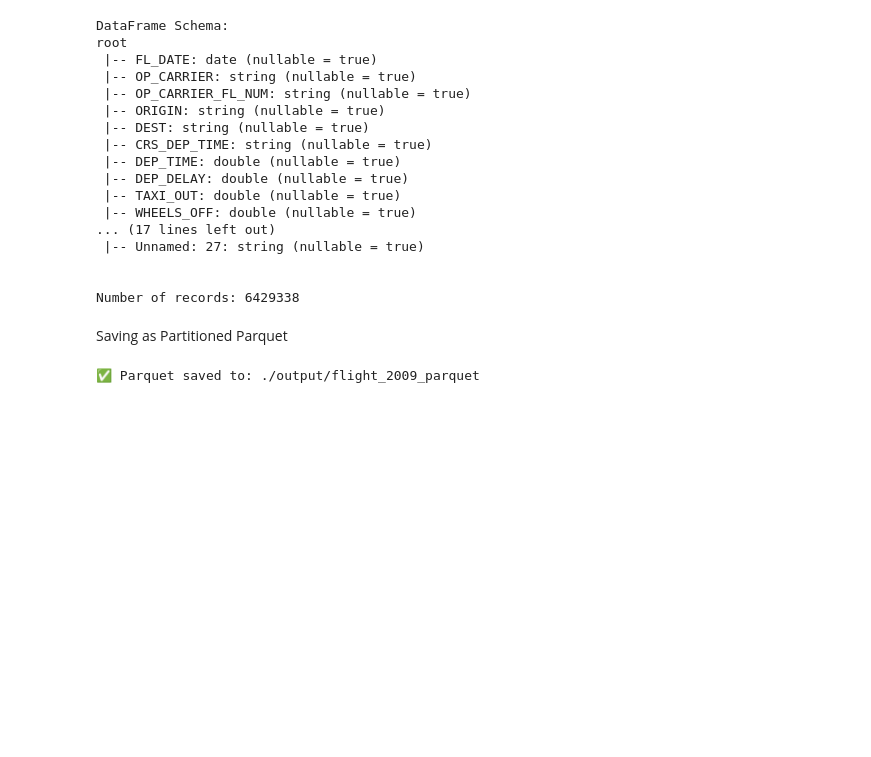
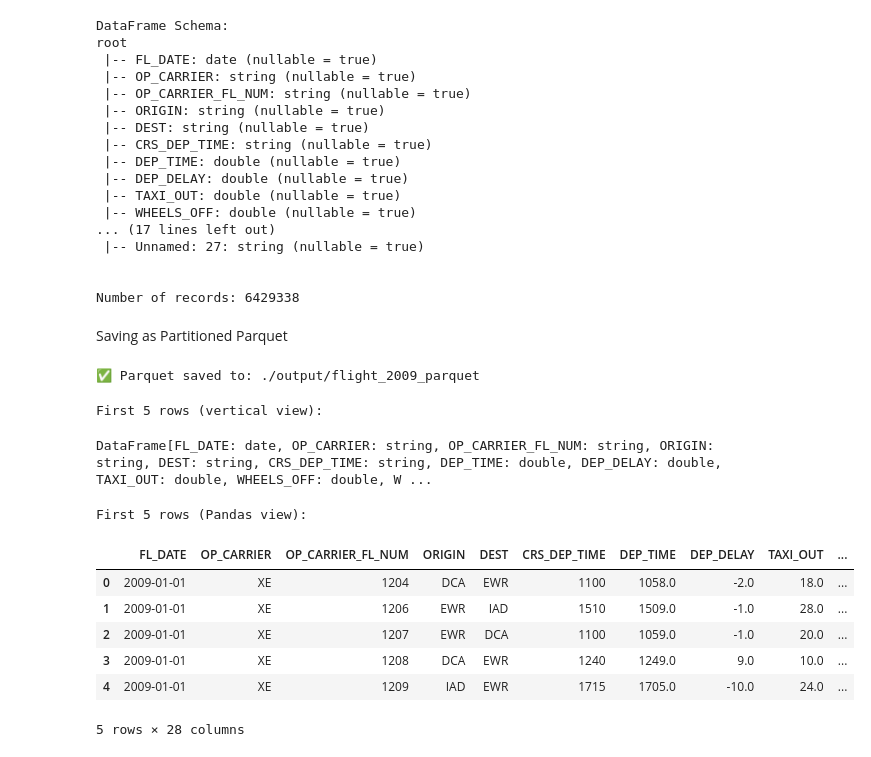
Before and after one commit to shailaja-mahara/bgm-project4, a Jupyter notebook: notebooks/project4.ipynb, the cells around one changed output. Drawn from its saved outputs; the diff is of its cells as text; code cells hidden in the pictures; blank space fills up the shorter version.

```diff
--- a/notebooks/project4.ipynb
+++ b/notebooks/project4.ipynb
@@ -172,3 +172,25 @@ df.write.mode("overwrite").parquet(output_path)
 print(f"✅ Parquet saved to: {output_path}")
 # %% [output]
 ✅ Parquet saved to: ./output/flight_2009_parquet
+# %%
+# Display the first few rows (using display for better notebook integration if available, else show)
+print("First 5 rows (vertical view):")
+try:
+    display(df.limit(5))
+except NameError:
+    df.show(n=5, truncate=False, vertical=True)
+
+# Display using Pandas for comparison (collects data to driver - use limit() for large datasets)
+print("\nFirst 5 rows (Pandas view):")
+df.limit(5).toPandas()
+# %% [output]
+First 5 rows (vertical view):
+DataFrame[FL_DATE: date, OP_CARRIER: string, OP_CARRIER_FL_NUM: string, ORIGIN: string, DEST: string, CRS_DEP_TIME: string, DEP_TIME: double, DEP_DELAY: double, TAXI_OUT: double, WHEELS_OFF: double, W ...
+First 5 rows (Pandas view):
+|  | FL_DATE | OP_CARRIER | OP_CARRIER_FL_NUM | ORIGIN | DEST | CRS_DEP_TIME | DEP_TIME | DEP_DELAY | TAXI_OUT | ... |
+| 0 | 2009-01-01 | XE | 1204 | DCA | EWR | 1100 | 1058.0 | -2.0 | 18.0 | ... |
+| 1 | 2009-01-01 | XE | 1206 | EWR | IAD | 1510 | 1509.0 | -1.0 | 28.0 | ... |
+| 2 | 2009-01-01 | XE | 1207 | EWR | DCA | 1100 | 1059.0 | -1.0 | 20.0 | ... |
+| 3 | 2009-01-01 | XE | 1208 | DCA | EWR | 1240 | 1249.0 | 9.0 | 10.0 | ... |
+| 4 | 2009-01-01 | XE | 1209 | IAD | EWR | 1715 | 1705.0 | -10.0 | 24.0 | ... |
+5 rows × 28 columns
```
Also changed, not shown: parts of 13 cells of this notebook, 2 other files.
